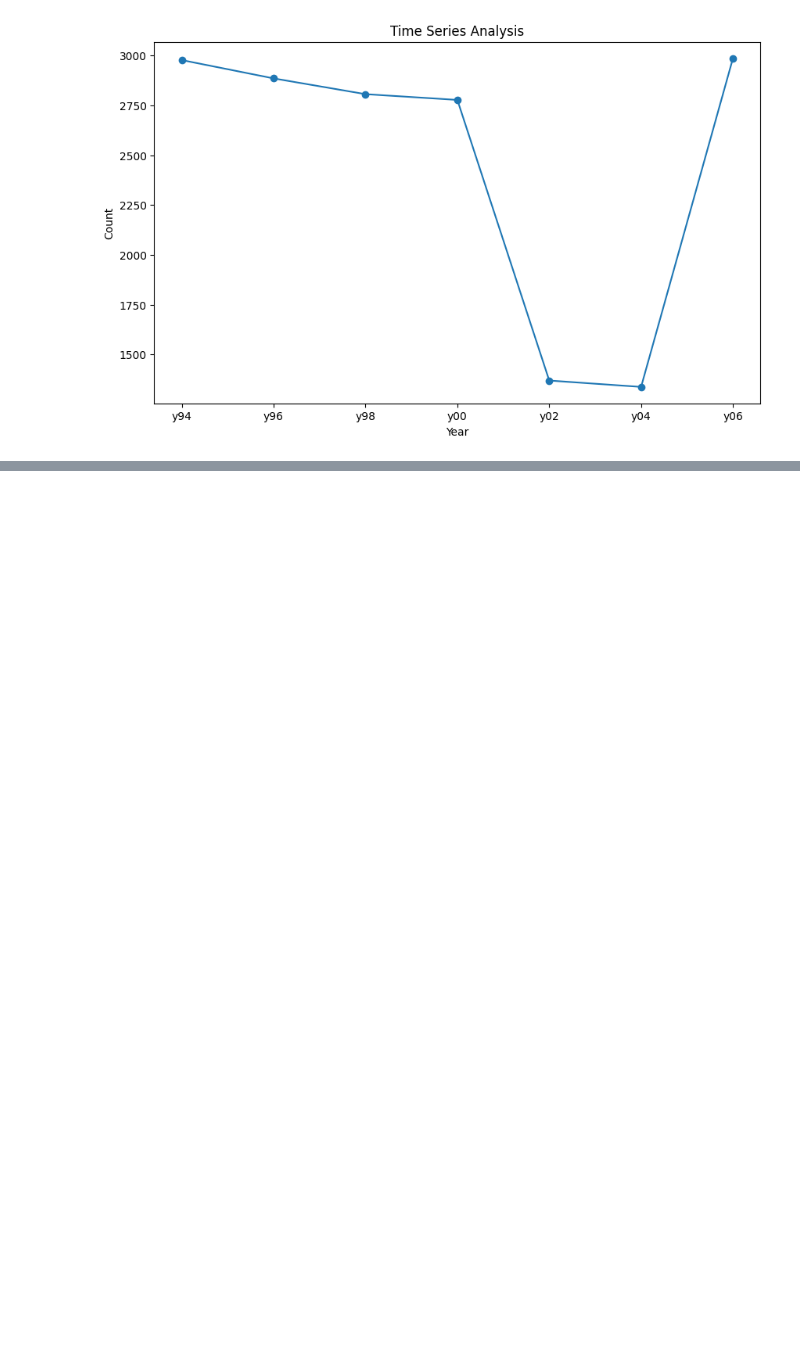
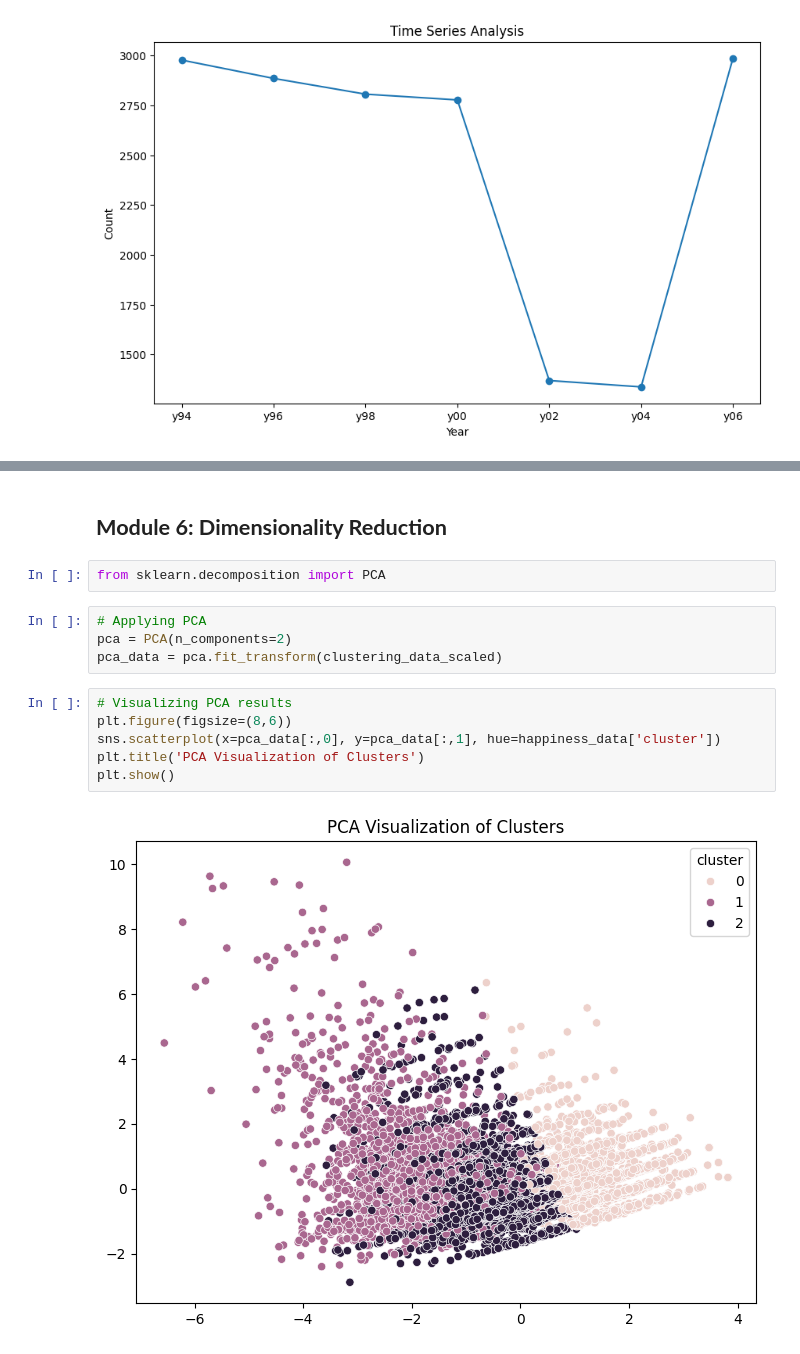
Before and after one commit to rahh03/EDA_21BDS0168, a Jupyter notebook: EDA_TH_RAHUL_KUMAR_21BDS0168.ipynb, the cells around one changed output, grey strips where cells are left out. Saved outputs shown, nothing was run; the diff lists cells and outputs as text; blank space fills up the shorter version.

```diff
--- a/EDA_TH_RAHUL_KUMAR_21BDS0168.ipynb
+++ b/EDA_TH_RAHUL_KUMAR_21BDS0168.ipynb
@@ -252,0 +368,16 @@ plt.show()
+# %% [markdown]
+## **Module 6: Dimensionality Reduction**
+# %%
+from sklearn.decomposition import PCA
+# %%
+# Applying PCA
+pca = PCA(n_components=2)
+pca_data = pca.fit_transform(clustering_data_scaled)
+# %%
+# Visualizing PCA results
+plt.figure(figsize=(8,6))
+sns.scatterplot(x=pca_data[:,0], y=pca_data[:,1], hue=happiness_data['cluster'])
+plt.title('PCA Visualization of Clusters')
+plt.show()
+# %% [output]
+[figure, added]
```
Also changed, not shown: parts of 28 cells of this notebook.
